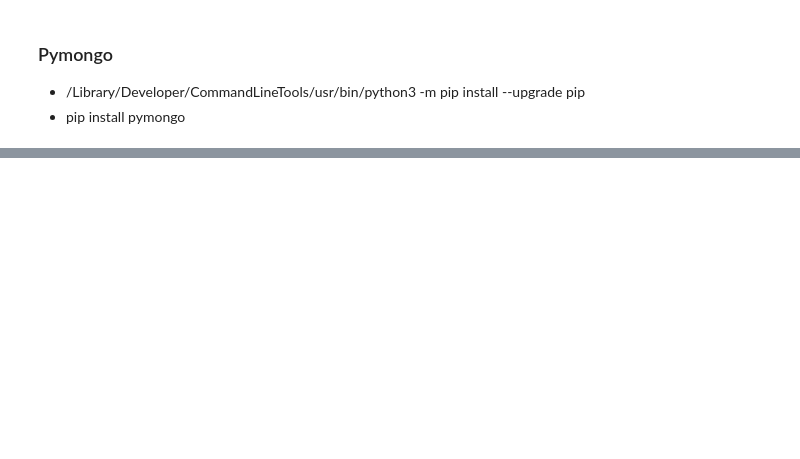
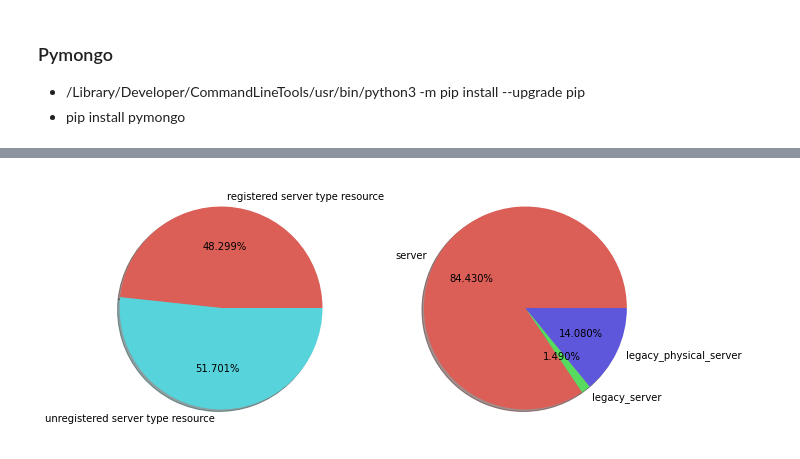
Before and after one commit to 2jimoo/statistics_with_mongodb_s3_papermill_k8s, a Jupyter notebook: pymongo_registration_rate.ipynb, the cells around one changed output, grey strips where cells are left out. Saved outputs shown, nothing was run; the diff lists cells and outputs as text; code cells hidden in the pictures; blank space fills up the shorter version.

```diff
--- a/pymongo_registration_rate.ipynb
+++ b/pymongo_registration_rate.ipynb
@@ -30,0 +37,4 @@ print(default_pa_id)
+# %%
+pd.set_option('mode.chained_assignment',  None)
+serverResourceDf["parentGroups"]= serverResourceDf["parentGroups"].apply(lambda x : x[0]['_id'])
+serverResourceDf.head()
@@ -30,0 +48,11 @@ print(default_pa_id)
+# %%
+# applicationDf["parentGroup"].head()
+# print(applicationDf["parentGroup"][0]['_id'])
+applicationDf["parentGroup"] = applicationDf["parentGroup"].apply(lambda x : x['_id'])
+# %%
+lookupServerApplicationDf = pd.merge(left = serverResourceDf , right = applicationDf, left_on='parentGroups', right_on='_id', how = "left" ,suffixes=["_resource","_application"])
+# %%
+non_default_pa_server = lookupServerApplicationDf[lookupServerApplicationDf["parentGroup"] != default_pa_id]
+non_default_pa_server.dropna(axis=0,how='any',subset=["parentGroup","parentGroups"],inplace = True)
+registered_server_count= non_default_pa_server.shape[0]
+print(registered_server_count)
@@ -30,0 +67,26 @@ print(default_pa_id)
+# %%
+import matplotlib.pyplot as plt
+import seaborn as sns
+
+plt.figure(figsize=(10,8))
+registered_server_count= non_default_pa_server.shape[0]
+unregistered_server_count=total_resource_count-registered_server_count
+values1 = [registered_server_count, unregistered_server_count]
+labels1 = ["registered server type resource", "unregistered server type resource"]
+colors1 = sns.color_palette('hls',len(labels1))
+
+plt.subplot(1,2,1)
+result1 = plt.pie(values1,labels=labels1, autopct='%.3f%%', colors = colors1, shadow=True)
+
+server_count = non_default_pa_server[non_default_pa_server["type"]=="server"].shape[0]
+legacy_server_count= non_default_pa_server[non_default_pa_server["type"]=="legacy-server"].shape[0]
+legacy_physical_server_count=non_default_pa_server[non_default_pa_server["type"]=="legacy-physical-server"].shape[0]
+
+values2 = [server_count,legacy_server_count,legacy_physical_server_count ]
+labels2 = ["server", "legacy_server", "legacy_physical_server"]
+colors2 = sns.color_palette('hls',len(labels2))
+
+plt.subplot(1,2,2)
+result2 = plt.pie(values2,labels=labels2, autopct='%.3f%%', colors = colors2, shadow=True)
+# %% [output]
+[figure, added]
```
Also changed, not shown: parts of 10 cells of this notebook, 10 other files.
